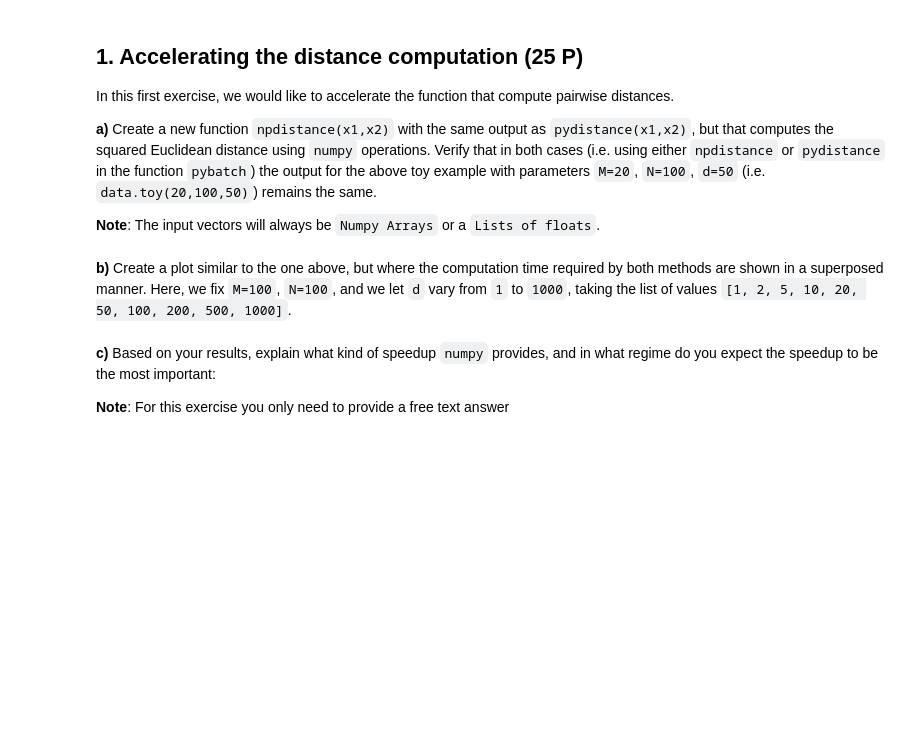
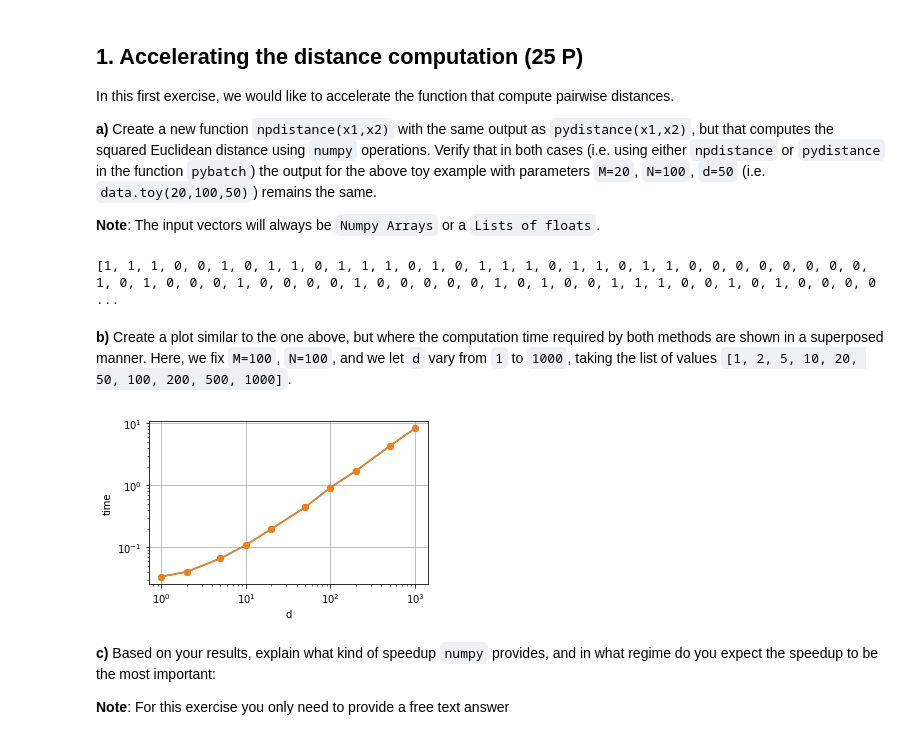
Before and after one commit to oleksa-oleksa/Python, a Jupyter notebook: Machine_Learning/Python_for_ML_TU_Berlin_WS1920/Exercise_sheet_02-20191027/sheet2.ipynb, the cells around one changed output. Saved outputs shown, nothing was run; the diff lists cells and outputs as text; code cells hidden in the pictures; blank space fills up the shorter version.

Commit message:
Python assignment 2 started

```diff
--- a/Machine_Learning/Python_for_ML_TU_Berlin_WS1920/Exercise_sheet_02-20191027/sheet2.ipynb
+++ b/Machine_Learning/Python_for_ML_TU_Berlin_WS1920/Exercise_sheet_02-20191027/sheet2.ipynb
@@ -129,7 +129,16 @@ def npdistance(x1, x2):
     x1 = np.array(x1)
     x2 = np.array(x2)
     return np.sum((x1 - x2) ** 2, axis=0)
+
+U, X, Y = data.toy(100, 100, 50)
+
+print(pybatch(U, X, Y, distance=npdistance))
+# Verify that in both cases (i.e. using either npdistance or pydistance
+# in the function pybatch) the output is the same
+assert pybatch(U, X, Y, distance=npdistance) == pybatch(U, X, Y)
     # <<<<< END YOUR CODE
+# %% [output]
+[1, 1, 1, 0, 0, 1, 0, 1, 1, 0, 1, 1, 1, 0, 1, 0, 1, 1, 1, 0, 1, 1, 0, 1, 1, 0, 0, 0, 0, 0, 0, 0, 0, 1, 0, 1, 0, 0, 0, 1, 0, 0, 0, 0, 1, 0, 0, 0, 0, 0, 1, 0, 1, 0, 0, 1, 1, 1, 0, 0, 1, 0, 1, 0, 0, 0, 0 ...
 # %%
 # Verify your function
 assert npdistance([1,2,3], [2,3,4]) == 3
@@ -143,3 +148,39 @@ raise NotImplementedError("Replace this line by your code.")
+# %%
+# >>>>> YOUR CODE HERE
+# Values for the number of dimensions d to test
+dlist = [1, 2, 5, 10, 20, 50, 100, 200, 500, 1000]
+
+# Measure the computation time for each choice of number of dimensions d
+tlist_py = []
+tlist_np = []
+
+# Testing Python function
+for d in dlist:
+    U, X, Y = data.toy(100, 100, d)
+    # get the average of three runs
+    delta = mean(timeit.repeat(lambda : pybatch(U,X,Y), number=1, repeat=3))
+    tlist_py.append(delta)
+
+# Testing Numpy function
+for d in dlist:
+    U, X, Y = data.toy(100, 100, d)
+    # get the average of three runs
+    delta = mean(timeit.repeat(lambda : pybatch(U,X,Y, distance=npdistance), number=1, repeat=3))
+    tlist_np.append(delta)
+
+
+
+# Plot the results in a graph
+fig = plt.figure(figsize=(5, 3))
+plt.plot(dlist, tlist_py, '-o', label='Python')
+plt.plot(dlist, tlist_np, '-o', label='Numpy')
+
+plt.xscale('log'); plt.yscale('log'); plt.xlabel('d'); plt.ylabel('time'); plt.grid(True)
+
+
+# <<<<< END YOUR CODE
+# %% [output]
+[figure, added]
 # %% [markdown]
 **c)** Based on your results, explain what kind of speedup `numpy` provides, and in what regime do you expect the speedup to be the most important:
 
```
Also changed, not shown: parts of 1 cell of this notebook.
